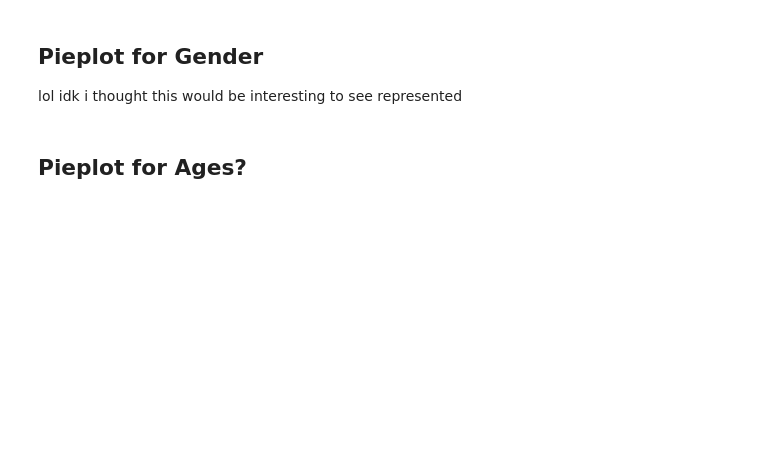
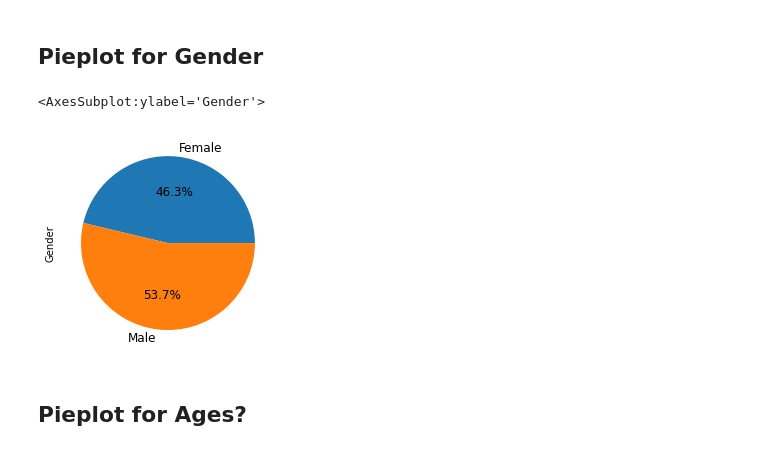
Before and after one commit to haokliao/Critical-Force-Visualization, a Jupyter notebook: EDA_001_notebook.ipynb, the cells around one changed output. Drawn from its saved outputs; the diff is of its cells as text; code cells hidden in the pictures; blank space fills up the shorter version.

Commit message:
2/12 Created Gender Plot in Pandas, Matplotlib, updated README with additional steps

```diff
--- a/EDA_001_notebook.ipynb
+++ b/EDA_001_notebook.ipynb
@@ -15,3 +23,0 @@ dataframe = pd.read_csv('Climbing Critical Force Data - Giles et al 2020.csv')
-# %% [markdown]
-## Pieplot for Gender
-lol idk i thought this would be interesting to see represented
@@ -47,2 +24,14 @@ plt.show()
+# %% [markdown]
+## Pieplot for Gender
+# %%
+#pandas
+gender_df = dataframe['SEX'].dropna().to_frame()
+gender_pie = gender_df.groupby(by='SEX').size()
+# print(gender_pie)
+gender_pie.plot.pie(autopct="%.1f%%", fontsize=12, label="Gender")
+# dataframe.value_counts('SEX').plot.pie()
+# %% [output]
+<AxesSubplot:ylabel='Gender'>
+[figure, added]
 # %% [markdown]
 ## Pieplot for Ages?
```
Also changed, not shown: parts of 6 cells of this notebook, 1 other file.
